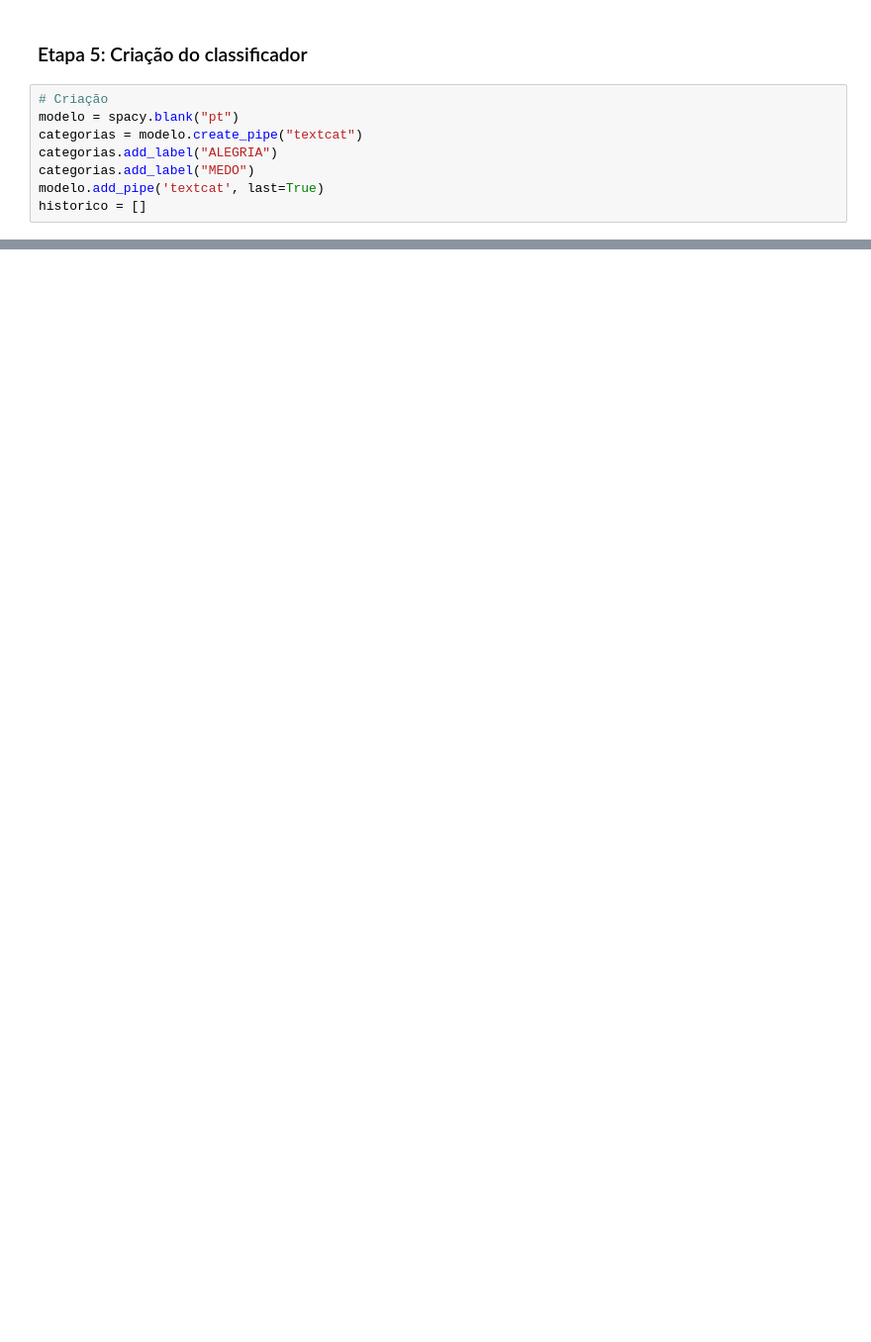
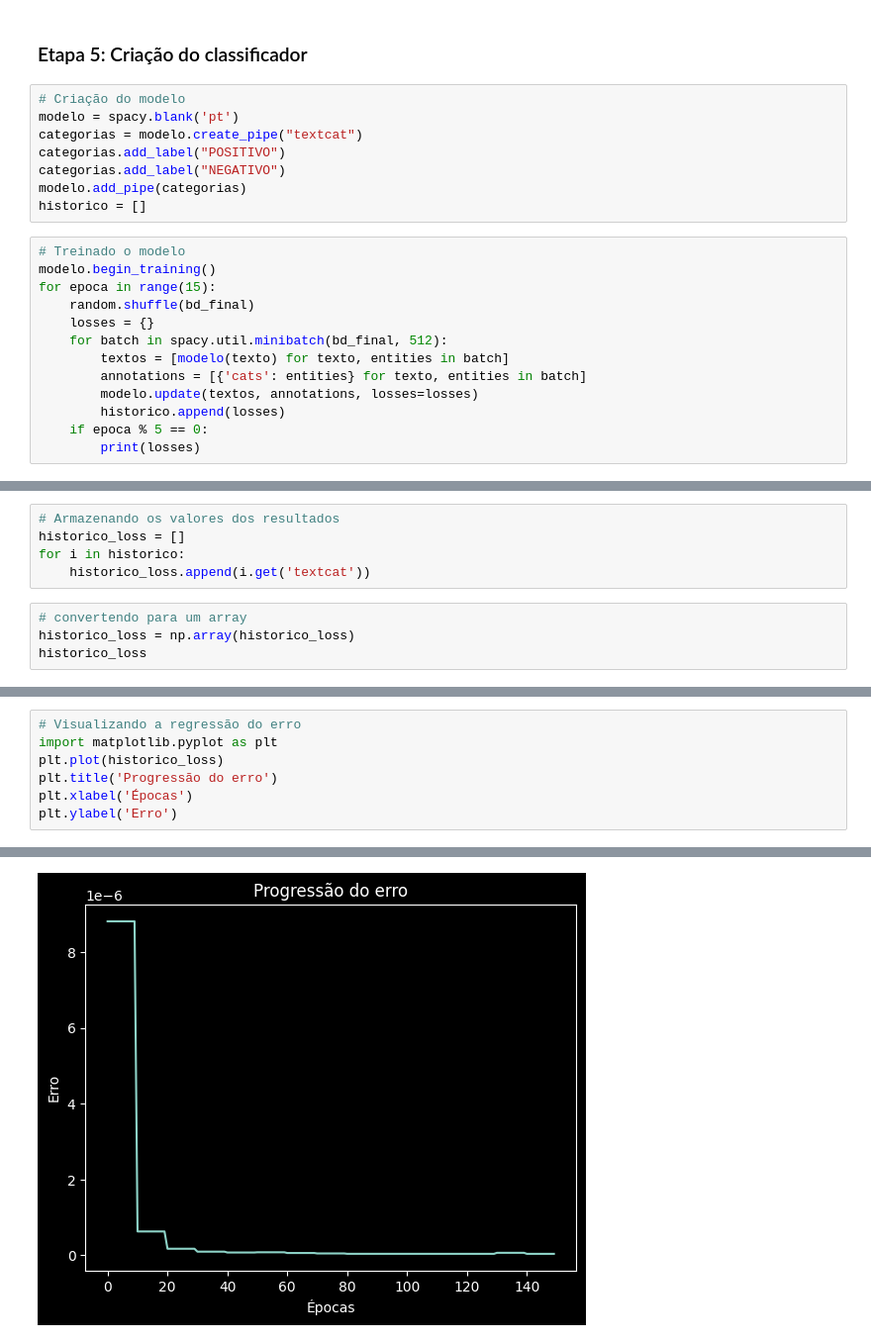
Before and after one commit to Joao-Inacio/IA_e_Machine_Learning, a Jupyter notebook: 1.2-Processamento_de_Linguagem_Natural/Classificacao_Texto_Twitter.ipynb, the cells around one changed output, grey strips where cells are left out. Shown: that part at 99% size. Cells and saved outputs as stored; diff of their text form; blank space fills up the shorter version.

Commit message:
Criando e treinando o modelo

```diff
--- a/1.2-Processamento_de_Linguagem_Natural/Classificacao_Texto_Twitter.ipynb
+++ b/1.2-Processamento_de_Linguagem_Natural/Classificacao_Texto_Twitter.ipynb
@@ -152,10 +228,23 @@ bd_final
 # %% [markdown]
 ### Etapa 5: Criação do classificador
 # %%
-# Criação
-modelo = spacy.blank("pt")
+# Criação do modelo
+modelo = spacy.blank('pt')
 categorias = modelo.create_pipe("textcat")
-categorias.add_label("ALEGRIA")
-categorias.add_label("MEDO")
-modelo.add_pipe('textcat', last=True)
+categorias.add_label("POSITIVO")
+categorias.add_label("NEGATIVO")
+modelo.add_pipe(categorias)
 historico = []
+# %%
+# Treinado o modelo
+modelo.begin_training()
+for epoca in range(15):
+    random.shuffle(bd_final)
+    losses = {}
+    for batch in spacy.util.minibatch(bd_final, 512):
+        textos = [modelo(texto) for texto, entities in batch]
+        annotations = [{'cats': entities} for texto, entities in batch]
+        modelo.update(textos, annotations, losses=losses)
+        historico.append(losses)
+    if epoca % 5 == 0:
+        print(losses)
@@ -161,0 +255,9 @@ historico = []
+# %%
+# Armazenando os valores dos resultados
+historico_loss = []
+for i in historico:
+    historico_loss.append(i.get('textcat'))
+# %%
+# convertendo para um array
+historico_loss = np.array(historico_loss)
+historico_loss
@@ -161,0 +282,8 @@ historico = []
+# %%
+# Visualizando a regressão do erro
+import matplotlib.pyplot as plt
+plt.plot(historico_loss)
+plt.title('Progressão do erro')
+plt.xlabel('Épocas')
+plt.ylabel('Erro')
+# %% [output]
@@ -161,0 +291 @@ historico = []
+[figure, added]
```
Also changed, not shown: parts of 24 cells of this notebook, 10 other files.
